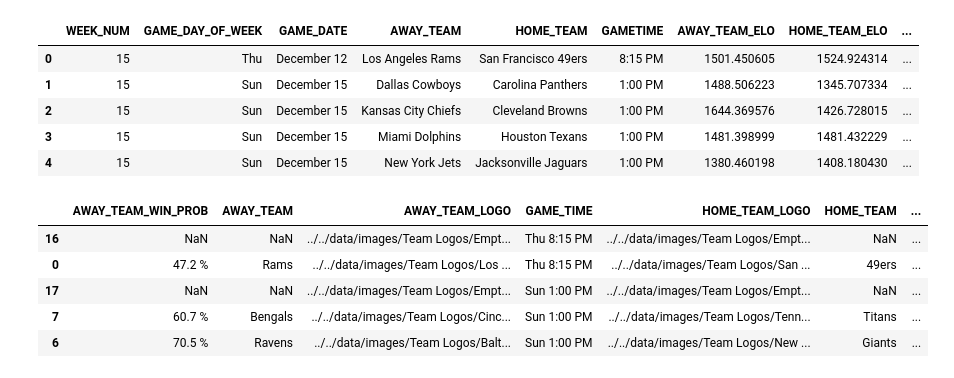
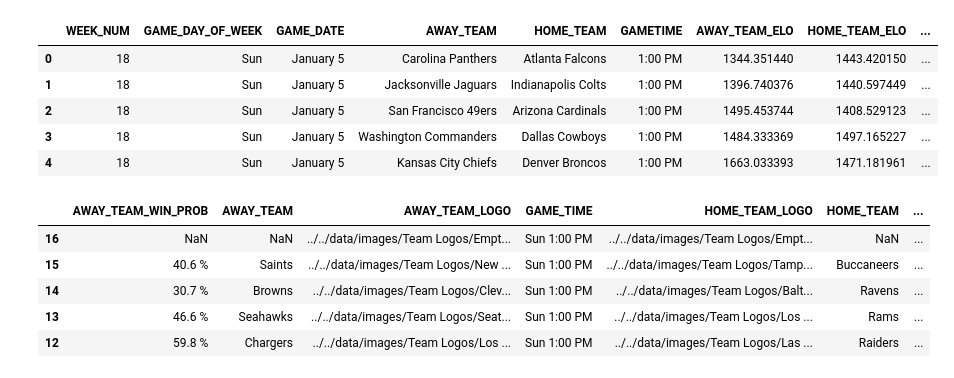
Before and after one commit to W-Thurston/NFL_Predict, a Jupyter notebook: notebooks/exploratory/Weekly_Prediction_Visualisation.ipynb, the cells around one changed output. Saved outputs shown, nothing was run; the diff lists cells and outputs as text; code cells hidden in the pictures.

```diff
--- a/notebooks/exploratory/Weekly_Prediction_Visualisation.ipynb
+++ b/notebooks/exploratory/Weekly_Prediction_Visualisation.ipynb
@@ -48,43 +48,43 @@ def update_elo(winning_team_elo, losing_team_elo, win_or_tie=0, K=20 ):
     return(new_winner_elo, new_loser_elo)
 # %%
 NFL_YEAR = '2024-2025'
-NFL_WEEK = 15
+NFL_WEEK = 18
 
 df_dk_odds  = pd.read_excel('../../data/output/Ranks_and_Betting.xlsx', 'Betting Outcomes', index_col=None, usecols = 'AJ:AP', header = 1, nrows=32)
 df_dk_odds = df_dk_odds.loc[:,['Team','moneyline']]
 df_dk_odds['Team'] = df_dk_odds['Team'].apply(lambda x: x.split(' ')[-1])
 df_elo      = pd.read_csv('../../data/cleaned/NFL_Team_Elo.csv')
 df_schedule = pd.read_csv('../../data/cleaned/NFL_upcoming_schedule_cleaned.csv')
 df_schedule = df_schedule.loc[(df_schedule['YEAR']==NFL_YEAR)&(df_schedule['WEEK_NUM']==NFL_WEEK), :]
 
 ## Merge the Elo data onto the schedule for both Away and Home teams
 df_schedule = pd.merge(df_schedule, df_elo, how='left', left_on=['AWAY_TEAM', 'YEAR', 'WEEK_NUM'], right_on=['NFL_TEAM', 'NFL_YEAR', 'NFL_WEEK']).drop(['NFL_TEAM', 'NFL_YEAR', 'NFL_WEEK'],axis=1).rename(columns={'ELO':'AWAY_TEAM_ELO'})
 df_schedule = pd.merge(df_schedule, df_elo, how='left', left_on=['HOME_TEAM', 'YEAR', 'WEEK_NUM'], right_on=['NFL_TEAM', 'NFL_YEAR', 'NFL_WEEK']).drop(['NFL_TEAM', 'NFL_YEAR', 'NFL_WEEK'],axis=1).rename(columns={'ELO':'HOME_TEAM_ELO'})
 
 ## Clean up after yourself
 df_elo = None
 
 ## Drop all NaNs, which in this case are weeks that won't have Elo's just yet
 df_schedule.dropna(inplace=True)
 
 ## Calculate Win Probability for both Home and Away teams
 df_schedule[['AWAY_TEAM_WIN_PROB','HOME_TEAM_WIN_PROB']] = df_schedule.apply(lambda x: elo_win_probability(x.AWAY_TEAM_ELO, x.HOME_TEAM_ELO), axis=1, result_type='expand')
 
 ## Change Probability to be more readable
 df_schedule['AWAY_TEAM_WIN_PROB'] = df_schedule['AWAY_TEAM_WIN_PROB'].apply(lambda x: f'{x*100:.1f} %')
 df_schedule['HOME_TEAM_WIN_PROB'] = df_schedule['HOME_TEAM_WIN_PROB'].apply(lambda x: f'{x*100:.1f} %')
 
 ## Drop unneeded columns
 df_schedule.drop(['YEAR'],axis=1, inplace=True)
 
 df_schedule.head()
 # %% [output]
 |  | WEEK_NUM | GAME_DAY_OF_WEEK | GAME_DATE | AWAY_TEAM | HOME_TEAM | GAMETIME | AWAY_TEAM_ELO | HOME_TEAM_ELO | ... |
-| 0 | 15 | Thu | December 12 | Los Angeles Rams | San Francisco 49ers | 8:15 PM | 1501.450605 | 1524.924314 | ... |
-| 1 | 15 | Sun | December 15 | Dallas Cowboys | Carolina Panthers | 1:00 PM | 1488.506223 | 1345.707334 | ... |
-| 2 | 15 | Sun | December 15 | Kansas City Chiefs | Cleveland Browns | 1:00 PM | 1644.369576 | 1426.728015 | ... |
-| 3 | 15 | Sun | December 15 | Miami Dolphins | Houston Texans | 1:00 PM | 1481.398999 | 1481.432229 | ... |
-| 4 | 15 | Sun | December 15 | New York Jets | Jacksonville Jaguars | 1:00 PM | 1380.460198 | 1408.180430 | ... |
+| 0 | 18 | Sun | January 5 | Carolina Panthers | Atlanta Falcons | 1:00 PM | 1344.351440 | 1443.420150 | ... |
+| 1 | 18 | Sun | January 5 | Jacksonville Jaguars | Indianapolis Colts | 1:00 PM | 1396.740376 | 1440.597449 | ... |
+| 2 | 18 | Sun | January 5 | San Francisco 49ers | Arizona Cardinals | 1:00 PM | 1495.453744 | 1408.529123 | ... |
+| 3 | 18 | Sun | January 5 | Washington Commanders | Dallas Cowboys | 1:00 PM | 1484.333369 | 1497.165227 | ... |
+| 4 | 18 | Sun | January 5 | Kansas City Chiefs | Denver Broncos | 1:00 PM | 1663.033393 | 1471.181961 | ... |
 # %%
 #### UNCOMMENT IF -- You have SVG's that you want to transform into png's
 # # mapping teamnames to logo paths
@@ -131,11 +131,11 @@ table_cols = ['AWAY_TEAM_WIN_PROB', 'AWAY_TEAM','AWAY_TEAM_LOGO', 'GAME_TIME','H
 df_schedule[table_cols].head()
 # %% [output]
 |  | AWAY_TEAM_WIN_PROB | AWAY_TEAM | AWAY_TEAM_LOGO | GAME_TIME | HOME_TEAM_LOGO | HOME_TEAM | ... |
-| 16 | NaN | NaN | ../../data/images/Team Logos/Empt... | Thu 8:15 PM | ../../data/images/Team Logos/Empt... | NaN | ... |
-| 0 | 47.2 % | Rams | ../../data/images/Team Logos/Los ... | Thu 8:15 PM | ../../data/images/Team Logos/San ... | 49ers | ... |
-| 17 | NaN | NaN | ../../data/images/Team Logos/Empt... | Sun 1:00 PM | ../../data/images/Team Logos/Empt... | NaN | ... |
-| 7 | 60.7 % | Bengals | ../../data/images/Team Logos/Cinc... | Sun 1:00 PM | ../../data/images/Team Logos/Tenn... | Titans | ... |
-| 6 | 70.5 % | Ravens | ../../data/images/Team Logos/Balt... | Sun 1:00 PM | ../../data/images/Team Logos/New ... | Giants | ... |
+| 16 | NaN | NaN | ../../data/images/Team Logos/Empt... | Sun 1:00 PM | ../../data/images/Team Logos/Empt... | NaN | ... |
+| 15 | 40.6 % | Saints | ../../data/images/Team Logos/New ... | Sun 1:00 PM | ../../data/images/Team Logos/Tamp... | Buccaneers | ... |
+| 14 | 30.7 % | Browns | ../../data/images/Team Logos/Clev... | Sun 1:00 PM | ../../data/images/Team Logos/Balt... | Ravens | ... |
+| 13 | 46.6 % | Seahawks | ../../data/images/Team Logos/Seat... | Sun 1:00 PM | ../../data/images/Team Logos/Los ... | Rams | ... |
+| 12 | 59.8 % | Chargers | ../../data/images/Team Logos/Los ... | Sun 1:00 PM | ../../data/images/Team Logos/Las ... | Raiders | ... |
 # %%
 table_col_defs = [
     ColDef("EMPTY_COL_START"    , width=0.05 , title="", textprops={"ha": "center"}) ,
```
Also changed, not shown: parts of 3 cells of this notebook, 1 other file.
